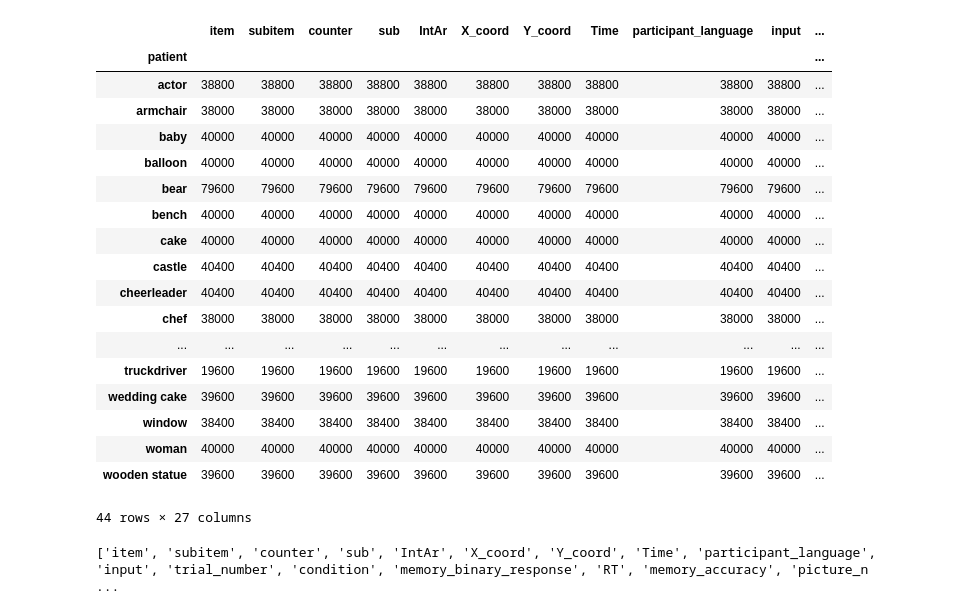
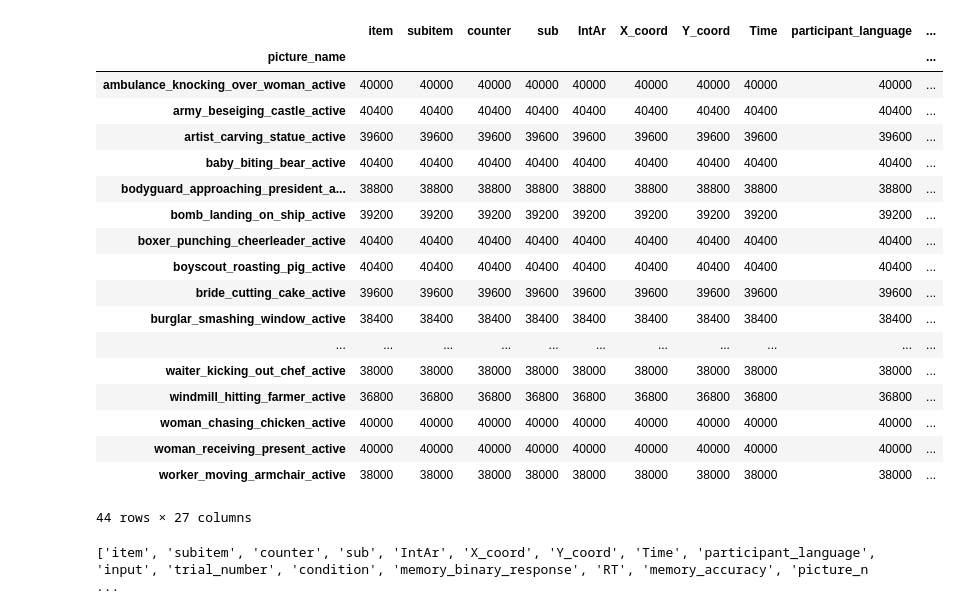
Before and after one commit to Yellowtintin/Clementine-Eye-tracking-thesis, a Jupyter notebook: Data_Exploration.ipynb, the cells around one changed output. Drawn from its saved outputs; the diff is of its cells as text; code cells hidden in the pictures.

```diff
--- a/Data_Exploration.ipynb
+++ b/Data_Exploration.ipynb
@@ -187,24 +215,24 @@ print(results_df.columns)
 # %%
-results_df.groupby(['patient']).count()
+results_df.groupby(['picture_name']).count()
 # %% [output]
-|  | item | subitem | counter | sub | IntAr | X_coord | Y_coord | Time | participant_language | input | ... |
-| patient |  |  |  |  |  |  |  |  |  |  | ... |
-| actor | 38800 | 38800 | 38800 | 38800 | 38800 | 38800 | 38800 | 38800 | 38800 | 38800 | ... |
-| armchair | 38000 | 38000 | 38000 | 38000 | 38000 | 38000 | 38000 | 38000 | 38000 | 38000 | ... |
-| baby | 40000 | 40000 | 40000 | 40000 | 40000 | 40000 | 40000 | 40000 | 40000 | 40000 | ... |
-| balloon | 40000 | 40000 | 40000 | 40000 | 40000 | 40000 | 40000 | 40000 | 40000 | 40000 | ... |
-| bear | 79600 | 79600 | 79600 | 79600 | 79600 | 79600 | 79600 | 79600 | 79600 | 79600 | ... |
-| bench | 40000 | 40000 | 40000 | 40000 | 40000 | 40000 | 40000 | 40000 | 40000 | 40000 | ... |
-| cake | 40000 | 40000 | 40000 | 40000 | 40000 | 40000 | 40000 | 40000 | 40000 | 40000 | ... |
-| castle | 40400 | 40400 | 40400 | 40400 | 40400 | 40400 | 40400 | 40400 | 40400 | 40400 | ... |
-| cheerleader | 40400 | 40400 | 40400 | 40400 | 40400 | 40400 | 40400 | 40400 | 40400 | 40400 | ... |
-| chef | 38000 | 38000 | 38000 | 38000 | 38000 | 38000 | 38000 | 38000 | 38000 | 38000 | ... |
-| ... | ... | ... | ... | ... | ... | ... | ... | ... | ... | ... | ... |
-| truckdriver | 19600 | 19600 | 19600 | 19600 | 19600 | 19600 | 19600 | 19600 | 19600 | 19600 | ... |
-| wedding cake | 39600 | 39600 | 39600 | 39600 | 39600 | 39600 | 39600 | 39600 | 39600 | 39600 | ... |
-| window | 38400 | 38400 | 38400 | 38400 | 38400 | 38400 | 38400 | 38400 | 38400 | 38400 | ... |
-| woman | 40000 | 40000 | 40000 | 40000 | 40000 | 40000 | 40000 | 40000 | 40000 | 40000 | ... |
-| wooden statue | 39600 | 39600 | 39600 | 39600 | 39600 | 39600 | 39600 | 39600 | 39600 | 39600 | ... |
+|  | item | subitem | counter | sub | IntAr | X_coord | Y_coord | Time | participant_language | ... |
+| picture_name |  |  |  |  |  |  |  |  |  | ... |
+| ambulance_knocking_over_woman_active | 40000 | 40000 | 40000 | 40000 | 40000 | 40000 | 40000 | 40000 | 40000 | ... |
+| army_beseiging_castle_active | 40400 | 40400 | 40400 | 40400 | 40400 | 40400 | 40400 | 40400 | 40400 | ... |
+| artist_carving_statue_active | 39600 | 39600 | 39600 | 39600 | 39600 | 39600 | 39600 | 39600 | 39600 | ... |
+| baby_biting_bear_active | 40400 | 40400 | 40400 | 40400 | 40400 | 40400 | 40400 | 40400 | 40400 | ... |
+| bodyguard_approaching_president_a... | 38800 | 38800 | 38800 | 38800 | 38800 | 38800 | 38800 | 38800 | 38800 | ... |
+| bomb_landing_on_ship_active | 39200 | 39200 | 39200 | 39200 | 39200 | 39200 | 39200 | 39200 | 39200 | ... |
+| boxer_punching_cheerleader_active | 40400 | 40400 | 40400 | 40400 | 40400 | 40400 | 40400 | 40400 | 40400 | ... |
+| boyscout_roasting_pig_active | 40400 | 40400 | 40400 | 40400 | 40400 | 40400 | 40400 | 40400 | 40400 | ... |
+| bride_cutting_cake_active | 39600 | 39600 | 39600 | 39600 | 39600 | 39600 | 39600 | 39600 | 39600 | ... |
+| burglar_smashing_window_active | 38400 | 38400 | 38400 | 38400 | 38400 | 38400 | 38400 | 38400 | 38400 | ... |
+| ... | ... | ... | ... | ... | ... | ... | ... | ... | ... | ... |
+| waiter_kicking_out_chef_active | 38000 | 38000 | 38000 | 38000 | 38000 | 38000 | 38000 | 38000 | 38000 | ... |
+| windmill_hitting_farmer_active | 36800 | 36800 | 36800 | 36800 | 36800 | 36800 | 36800 | 36800 | 36800 | ... |
+| woman_chasing_chicken_active | 40000 | 40000 | 40000 | 40000 | 40000 | 40000 | 40000 | 40000 | 40000 | ... |
+| woman_receiving_present_active | 40000 | 40000 | 40000 | 40000 | 40000 | 40000 | 40000 | 40000 | 40000 | ... |
+| worker_moving_armchair_active | 38000 | 38000 | 38000 | 38000 | 38000 | 38000 | 38000 | 38000 | 38000 | ... |
 44 rows × 27 columns
 # %%
 print(list(results_df))
```
Also changed, not shown: parts of 6 cells of this notebook.
